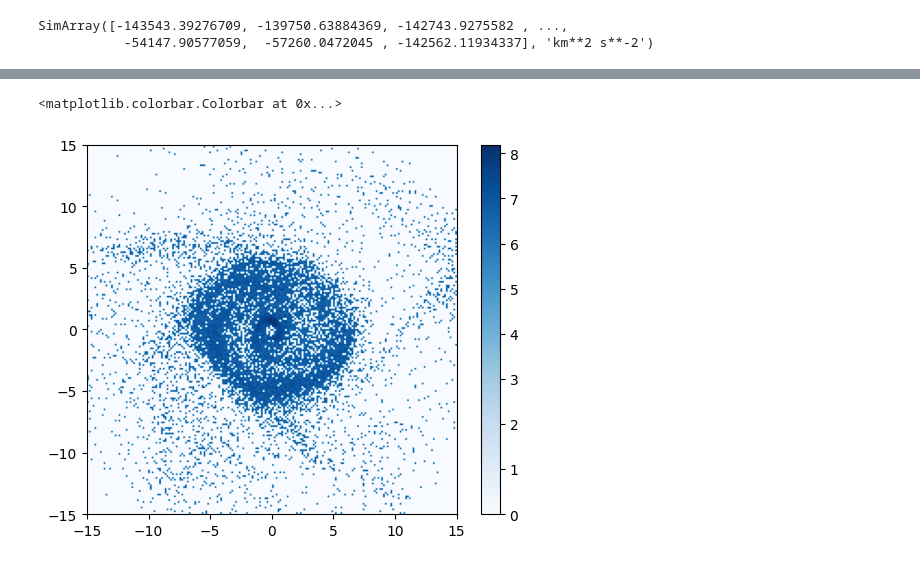
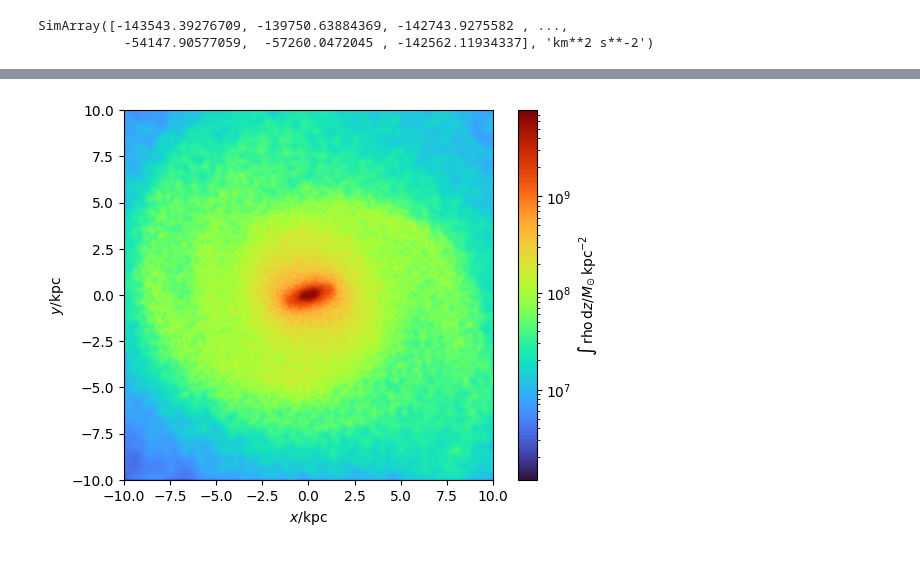
Before and after one commit to wx-ys/AnastrisTNG, a Jupyter notebook: examples/AnastrisTNG_galaxy_face_on-cn.ipynb, the cells around one changed output, grey strips where cells are left out. Cells and saved outputs as stored; diff of their text form; code cells hidden in the pictures.

```diff
--- a/examples/AnastrisTNG_galaxy_face_on-cn.ipynb
+++ b/examples/AnastrisTNG_galaxy_face_on-cn.ipynb
@@ -3,13 +3,15 @@ from AnastrisTNG import TNGsimulation, TNGtools, Anatools
 import numpy as np
 import matplotlib.pyplot as plt
 # %%
-run = 'TNG50'
-BasePath = '/home/dumin/IllustrisTNG/' + run + '-1/output/'
+run = 'TNG50-1'
+BasePath = '/home/yxi/Simulation/sims/' + run + '/output/'
 snap=99
 # %%
 Snapshot=TNGsimulation.Snapshot(BasePath,snap)
+Snapshot.load_particle_para['star_fields'] = ['GFM_StellarFormationTime','GFM_Metallicity','GFM_StellarPhotometrics']
+Snapshot.load_particle_para['gas_fields'] = ['GFM_Metallicity']
 # %%
-sub12 = Snapshot.load_particle(12) #载入ID12subhalo
+sub12 = Snapshot.load_particle(8) #载入ID8 的subhalo
 # %%
 sub12.physical_units()   #单位物理化
 # %%
@@ -74,6 +82,0 @@ image_xy_gas=np.histogram2d(sub12.g['x'],sub12.g['y'],bins=[200,200],range=[[-15
-# %%
-plt.imshow(np.log10(image_xy_gas+1).T,plt.cm.Blues,extent=(-15,15,-15,15),)
-plt.colorbar()
-# %% [output]
-<matplotlib.colorbar.Colorbar at 0x...>
-[figure, removed]
@@ -79,0 +87,4 @@ plt.colorbar()
+# %%
+plot.image(sub12.s,units="Msol kpc**-2",width = "20 kpc",cmap='turbo')      # 可以使用 pynbody 的内置的SPH 方法绘图
+# %% [output]
+[figure, added]
```
Also changed, not shown: parts of 17 cells of this notebook, 2 other files.
